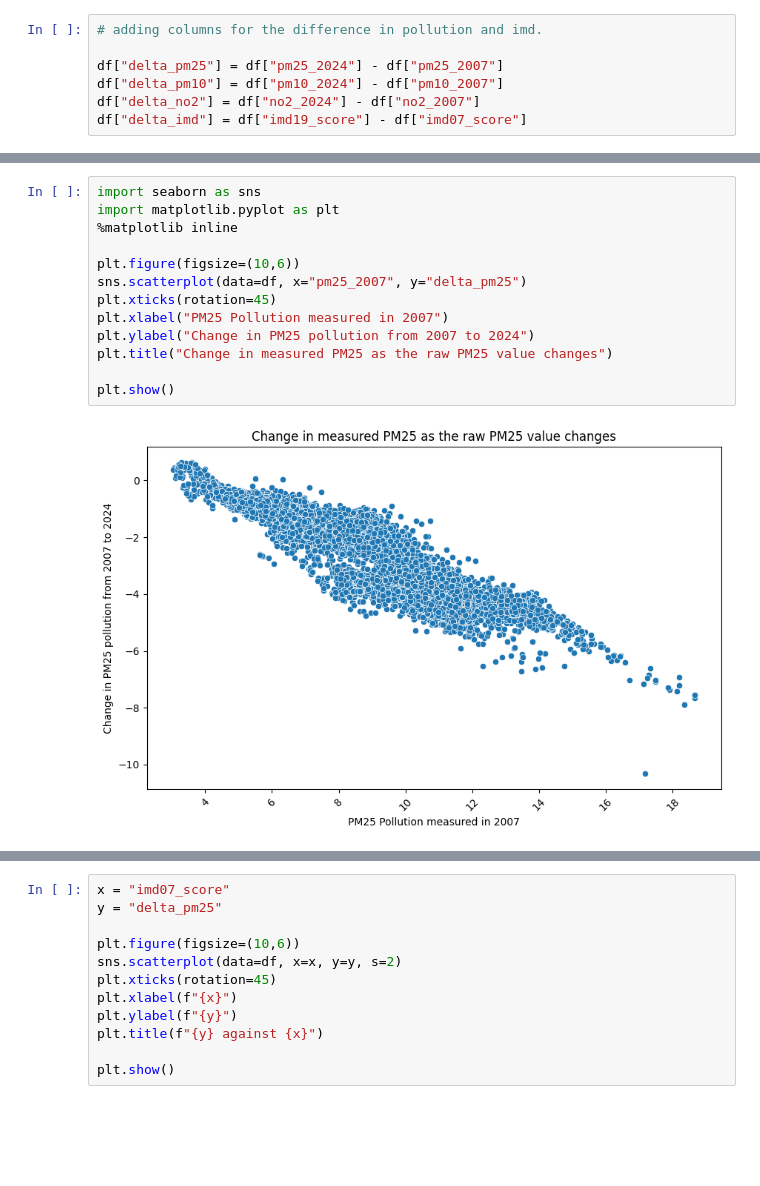
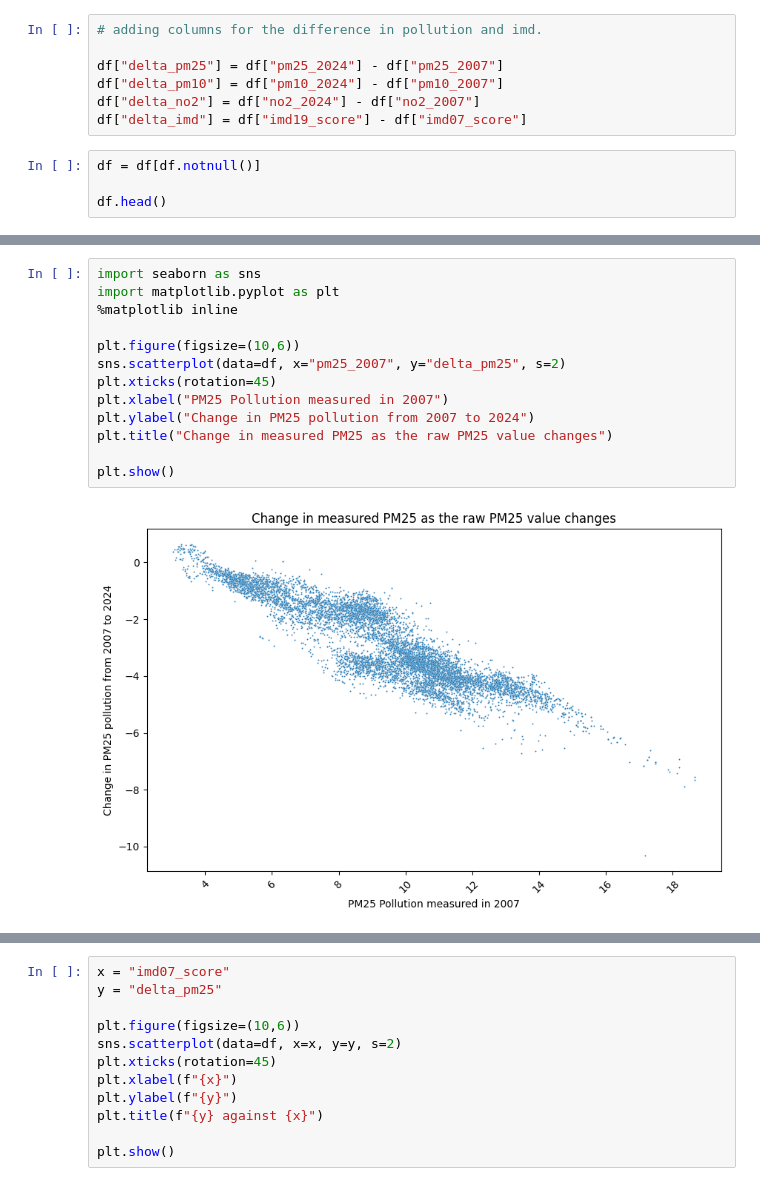
Before and after one commit to archie955/Environmental_Analysis, a Jupyter notebook: analysis.ipynb, the cells around one changed output, grey strips where cells are left out. Saved outputs shown, nothing was run; the diff lists cells and outputs as text; blank space fills up the shorter version.

```diff
--- a/analysis.ipynb
+++ b/analysis.ipynb
@@ -40,3 +40,7 @@ df["delta_pm25"] = df["pm25_2024"] - df["pm25_2007"]
 df["delta_pm10"] = df["pm10_2024"] - df["pm10_2007"]
 df["delta_no2"] = df["no2_2024"] - df["no2_2007"]
 df["delta_imd"] = df["imd19_score"] - df["imd07_score"]
+# %%
+df = df[df.notnull()]
+
+df.head()
@@ -43,18 +54,18 @@ df["delta_imd"] = df["imd19_score"] - df["imd07_score"]
 # %%
 import seaborn as sns
 import matplotlib.pyplot as plt
 %matplotlib inline
 
 plt.figure(figsize=(10,6))
-sns.scatterplot(data=df, x="pm25_2007", y="delta_pm25")
+sns.scatterplot(data=df, x="pm25_2007", y="delta_pm25", s=2)
 plt.xticks(rotation=45)
 plt.xlabel("PM25 Pollution measured in 2007")
 plt.ylabel("Change in PM25 pollution from 2007 to 2024")
 plt.title("Change in measured PM25 as the raw PM25 value changes")
 
 plt.show()
 # %% [output]
-[figure, old version]
+[figure, new version]
 # %%
 x = "pm25_2007"
 y = "imd07_score"
```
Also changed, not shown: parts of 5 cells of this notebook, 1 other file.
